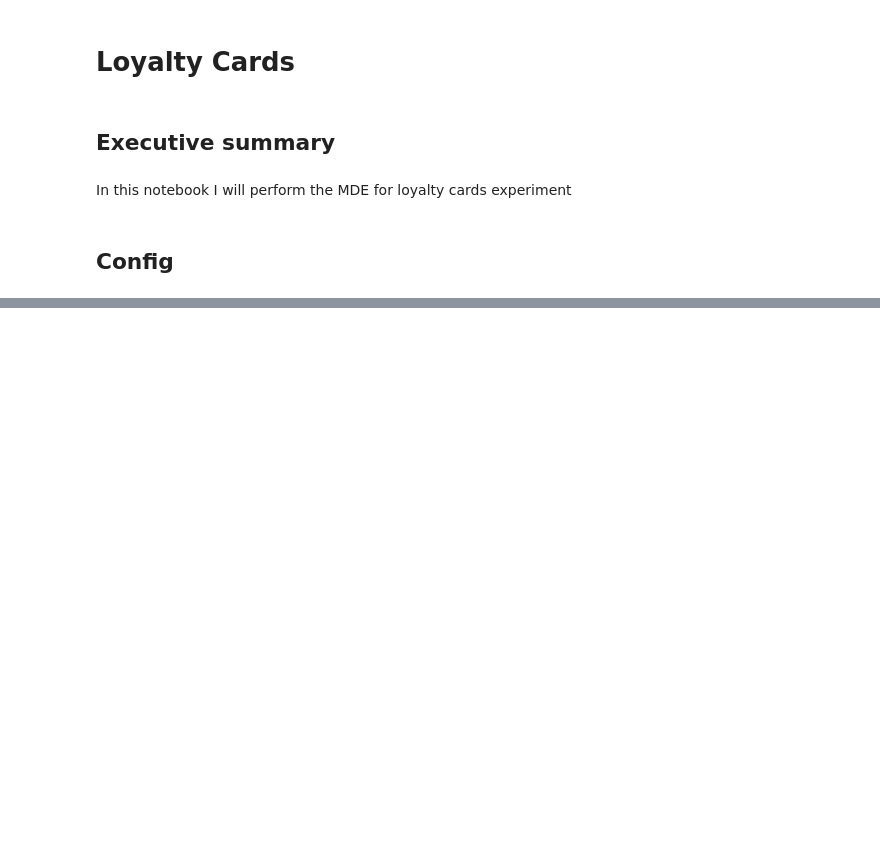
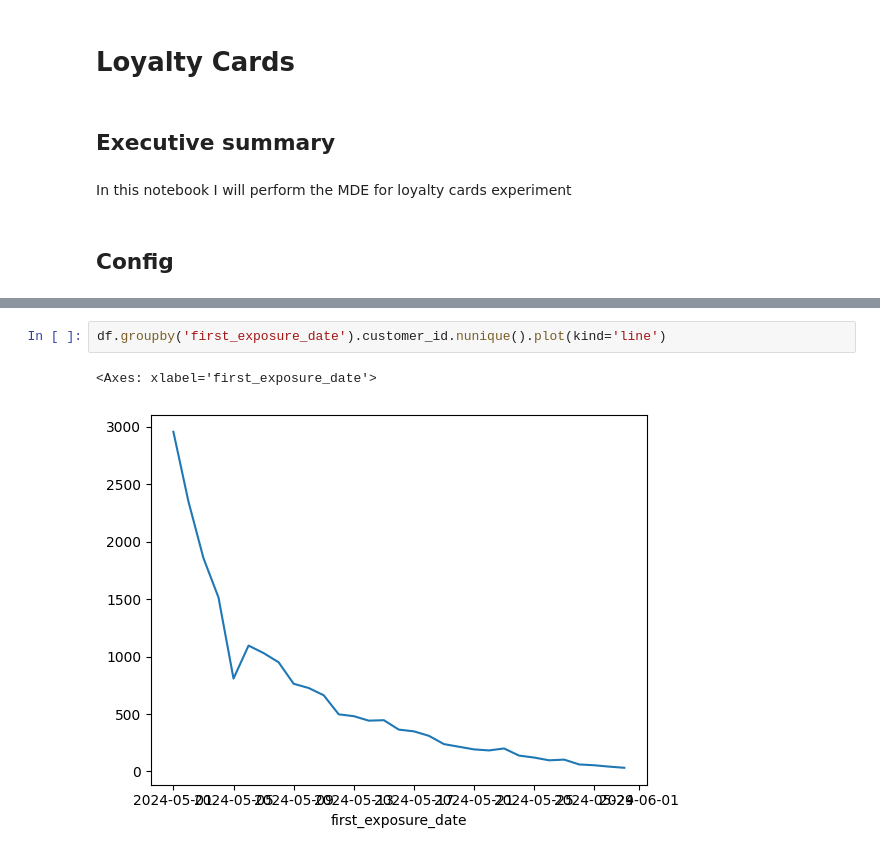
Before and after one commit to JordiCremades4444/central-node, a Jupyter notebook: notebooks/2024_6_loyaltycards/loyaltycards.ipynb, the cells around one changed output, grey strips where cells are left out. Drawn from its saved outputs; the diff is of its cells as text; blank space fills up the shorter version.

```diff
--- a/notebooks/2024_6_loyaltycards/loyaltycards.ipynb
+++ b/notebooks/2024_6_loyaltycards/loyaltycards.ipynb
@@ -23,0 +84,5 @@ from utils import query_engines
+# %%
+df.groupby('first_exposure_date').customer_id.nunique().plot(kind='line')
+# %% [output]
+<Axes: xlabel='first_exposure_date'>
+[figure, added]
```
Also changed, not shown: parts of 13 cells of this notebook, 4 other files.
